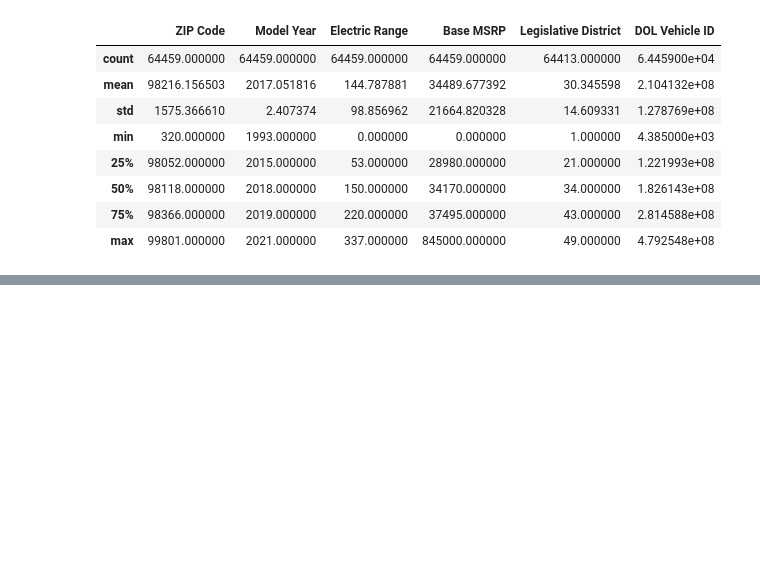
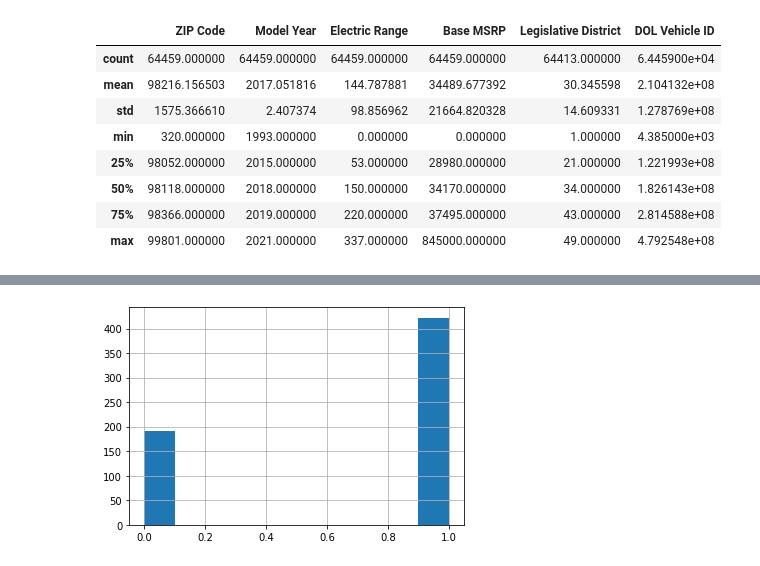
Before and after one commit to NabilBis/Loan-Prediction, a Jupyter notebook: Loan Prediction.ipynb, the cells around one changed output, grey strips where cells are left out. Saved outputs shown, nothing was run; the diff lists cells and outputs as text; code cells hidden in the pictures; blank space fills up the shorter version.

```diff
--- a/Loan Prediction.ipynb
+++ b/Loan Prediction.ipynb
@@ -707,0 +717,5 @@ ref.describe()
+# %%
+yu.hist()
+plt.show()
+# %% [output]
+[figure, added]
```
Also changed, not shown: parts of 3 cells of this notebook.
